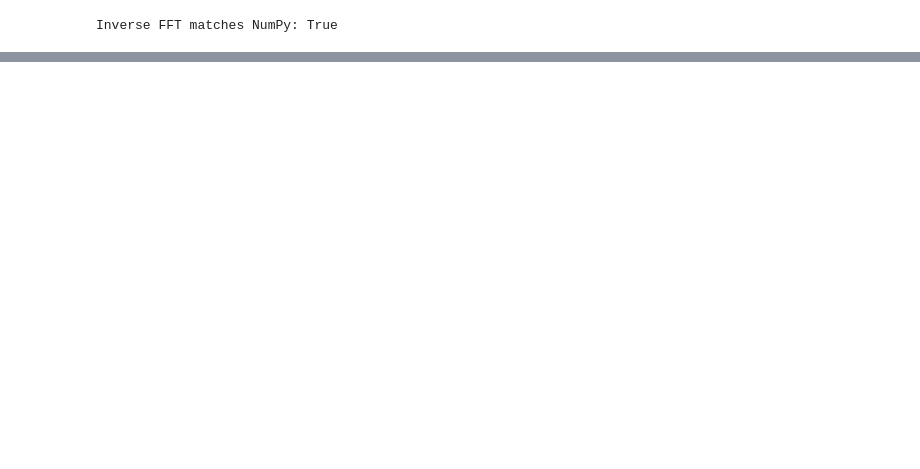
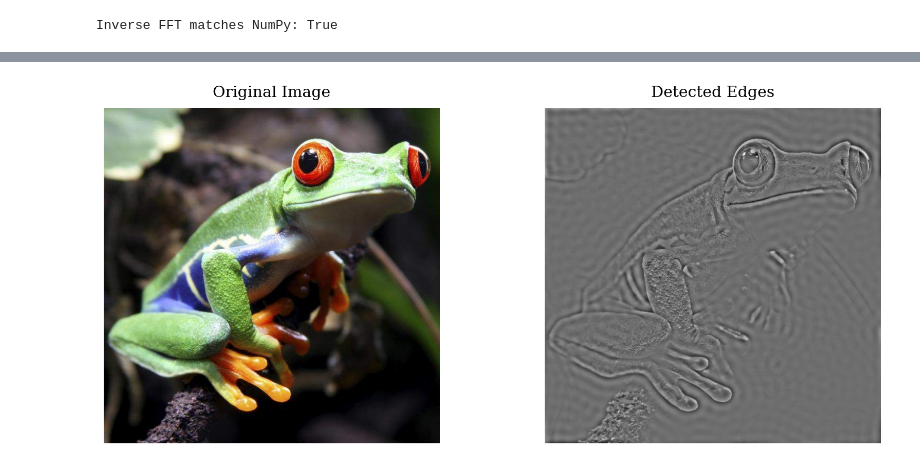
Before and after one commit to maxdubakov/ft-implementation, a Jupyter notebook: src/ft_image.ipynb, the cells around one changed output, grey strips where cells are left out. Drawn from its saved outputs; the diff is of its cells as text; code cells hidden in the pictures; blank space fills up the shorter version.

```diff
--- a/src/ft_image.ipynb
+++ b/src/ft_image.ipynb
@@ -230,0 +237,67 @@ FFT shape: (64, 64)
+# %%
+def detect_edges_fourier(image):
+    """
+    Detect edges using Fourier Transform
+    """
+    # Convert to grayscale if needed
+    if len(image.shape) == 3:
+        gray_img = color.rgb2gray(image)
+    else:
+        gray_img = image.copy()
+
+    # Compute FFT
+    fft_orig = fftpack.fft2(gray_img)
+    fft_shifted = fftpack.fftshift(fft_orig)
+
+    # Create high-pass filter
+    rows, cols = gray_img.shape
+    crow, ccol = rows//2, cols//2
+    radius = 30
+
+    # Create a high pass filter mask
+    y, x = np.ogrid[-crow:rows-crow, -ccol:cols-ccol]
+    mask = x*x + y*y > radius*radius
+
+    # Apply filter and inverse FFT
+    fft_filtered = fft_shifted * mask
+    img_back = np.real(fftpack.ifft2(fftpack.ifftshift(fft_filtered)))
+
+    return img_back
+
+def create_edge_detection_figure(image, title="Edge Detection using Fourier Transform",
+                               figsize=(12, 5), dpi=150):
+    """
+    Create a publication-ready figure showing original image and detected edges
+    """
+    # Set font properties
+    plt.rcParams['font.family'] = 'serif'
+    plt.rcParams['font.size'] = 12
+
+    # Create figure
+    fig, (ax1, ax2) = plt.subplots(1, 2, figsize=figsize, dpi=dpi)
+    # fig.suptitle(title, fontsize=14, y=0.95)
+
+    # Plot original image
+    ax1.imshow(image)
+    ax1.set_title('Original Image', pad=10)
+    ax1.axis('off')
+
+    # Detect and plot edges
+    edges = detect_edges_fourier(image)
+    ax2.imshow(edges, cmap='gray')
+    ax2.set_title('Detected Edges', pad=10)
+    ax2.axis('off')
+
+    # Adjust layout
+    plt.tight_layout()
+    return fig
+
+image = io.imread('../images/frog.jpg')
+
+# Create and save figure
+fig = create_edge_detection_figure(image)
+plt.savefig('../results/edge_detection_result.png', bbox_inches='tight', dpi=150)
+plt.show()
+plt.close()
+# %% [output]
+[figure, added]
```
Also changed, not shown: parts of 12 cells of this notebook, 5 other files.
